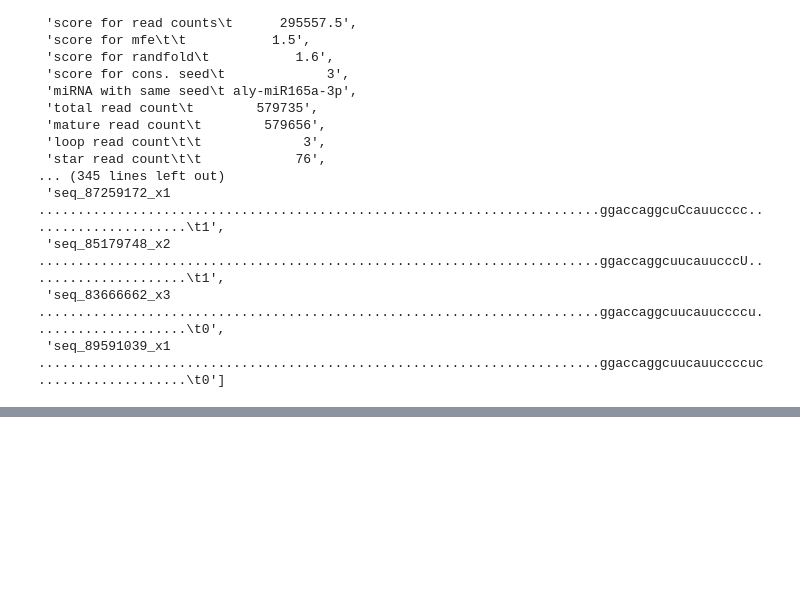
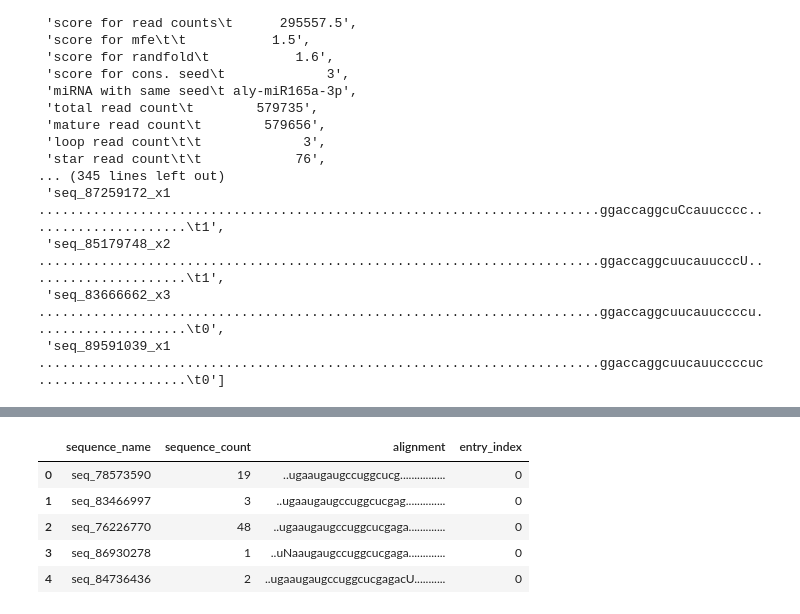
Before and after one commit to TejusK123/AutoDeep, a Jupyter notebook: AutoDeep/scripts/no_pdf.ipynb, the cells around one changed output, grey strips where cells are left out. Saved outputs shown, nothing was run; the diff lists cells and outputs as text; code cells hidden in the pictures; blank space fills up the shorter version.

```diff
--- a/AutoDeep/scripts/no_pdf.ipynb
+++ b/AutoDeep/scripts/no_pdf.ipynb
@@ -80,0 +132,13 @@ alignments[0]
+# %%
+combined = pd.concat(
+    [df.assign(entry_index=i) for i, df in enumerate(dfs)],
+    ignore_index=True
+)
+combined.head()
+# %% [output]
+|  | sequence_name | sequence_count | alignment | entry_index |
+| 0 | seq_78573590 | 19 | ..ugaaugaugccuggcucg................ | 0 |
+| 1 | seq_83466997 | 3 | ..ugaaugaugccuggcucgag.............. | 0 |
+| 2 | seq_76226770 | 48 | ..ugaaugaugccuggcucgaga............. | 0 |
+| 3 | seq_86930278 | 1 | ..uNaaugaugccuggcucgaga............. | 0 |
+| 4 | seq_84736436 | 2 | ..ugaaugaugccuggcucgagacU........... | 0 |
```
Also changed, not shown: parts of 8 cells of this notebook, 2 other files.
